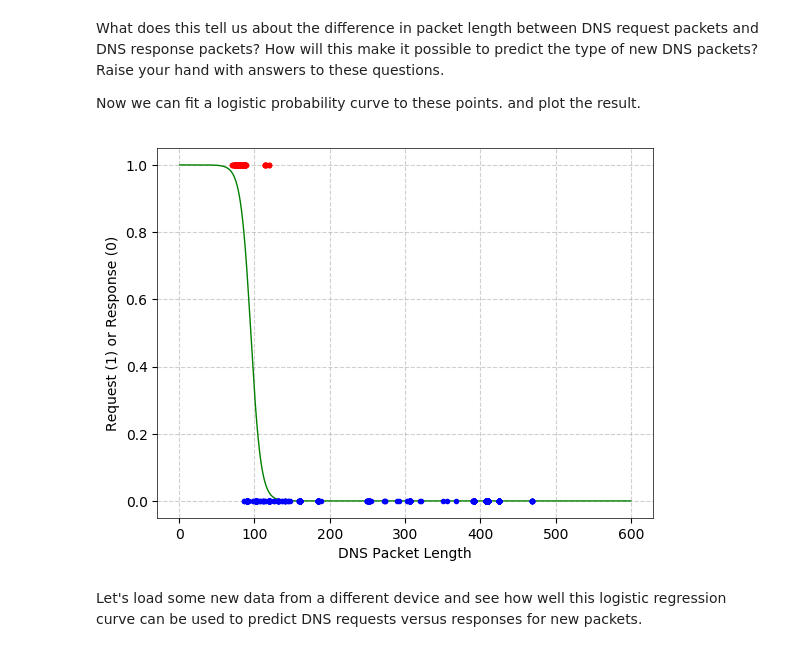
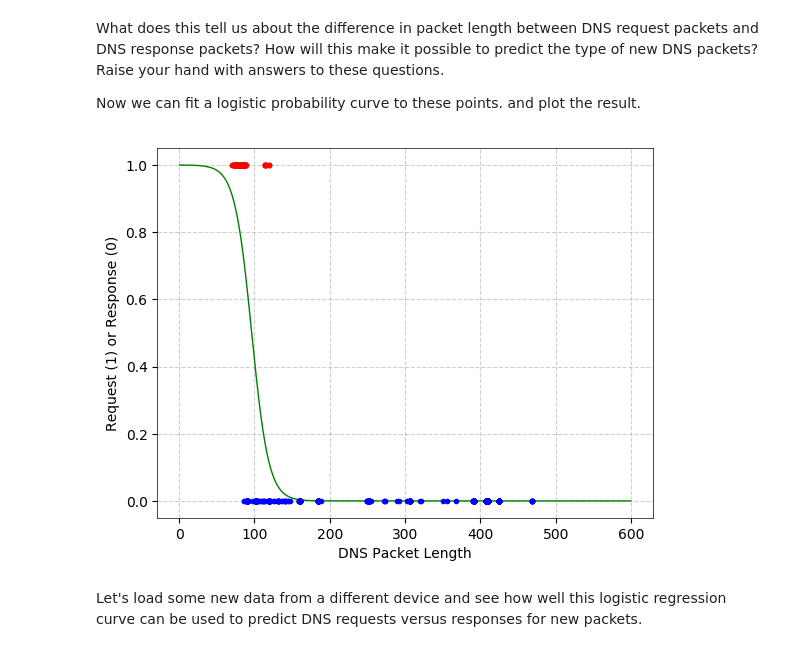
Before and after one commit to noise-lab/ml-networking, a Jupyter notebook: 1_Regression.ipynb, the cells around one changed output. Saved outputs shown, nothing was run; the diff lists cells and outputs as text; code cells hidden in the pictures.

```diff
--- a/L1-Regression.ipynb
+++ b/1_Regression.ipynb
@@ -138,20 +138,20 @@ What does this tell us about the difference in packet length between DNS request
 Now we can fit a logistic probability curve to these points. and plot the result.
 # %%
 # Fit the logistic curve (C is a regularization parameter, feel free to play with it!)
-logistic_regression = linear_model.LogisticRegression(C=100);
+logistic_regression = linear_model.LogisticRegression(C=50);
 logistic_regression.fit(x, y);
 
 # Plot data
 z = np.arange(1, 600, 0.5).reshape(-1, 1);
 plt.plot(z, logistic_regression.predict_proba(z)[:, 1], color='green');
 plt.plot(x_req, np.ones(len(x_req)), '.', color='red')
 plt.plot(x_res, np.zeros(len(x_res)), '.', color='blue')
 plt.ylabel("Request (1) or Response (0)")
 plt.xlabel("DNS Packet Length")
 plt.grid(linestyle='--', alpha=0.6)
 plt.show()
 # %% [output]
-[figure, old version]
+[figure, new version]
 # %% [markdown]
 Let's load some new data from a different device and see how well this logistic regression curve can be used to predict DNS requests versus responses for new packets.
 # %%
```
Also changed, not shown: parts of 2 cells of this notebook, 7 other files.
